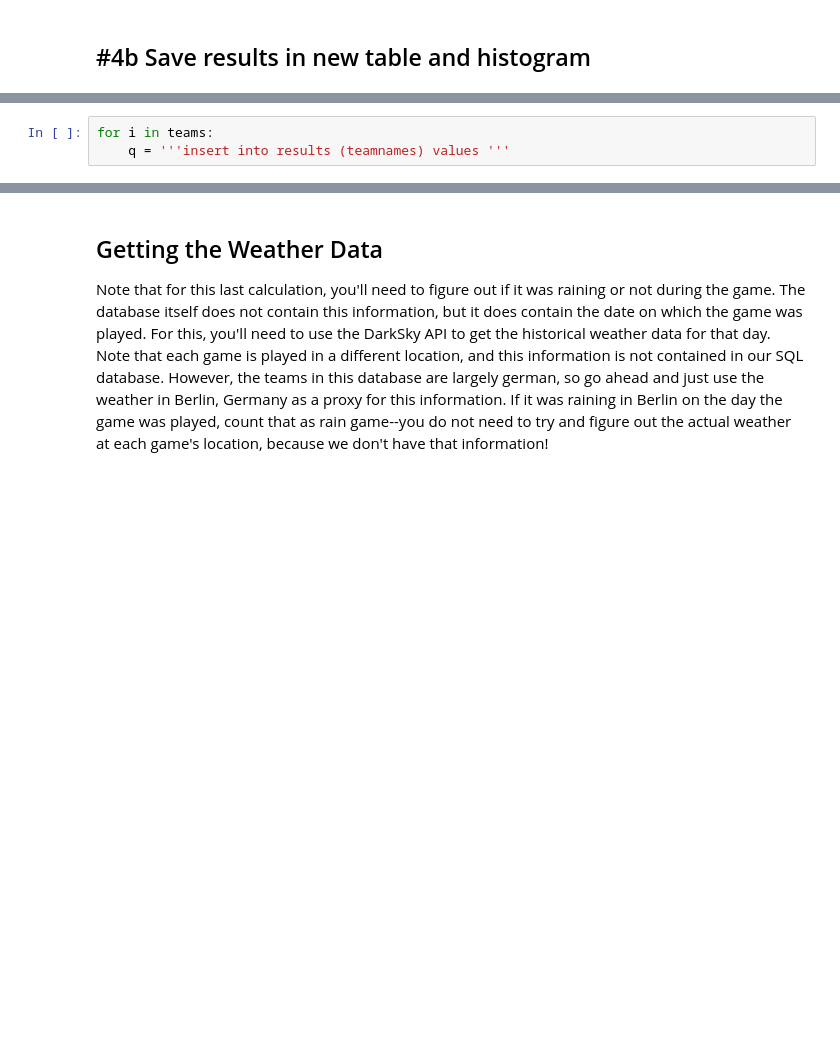
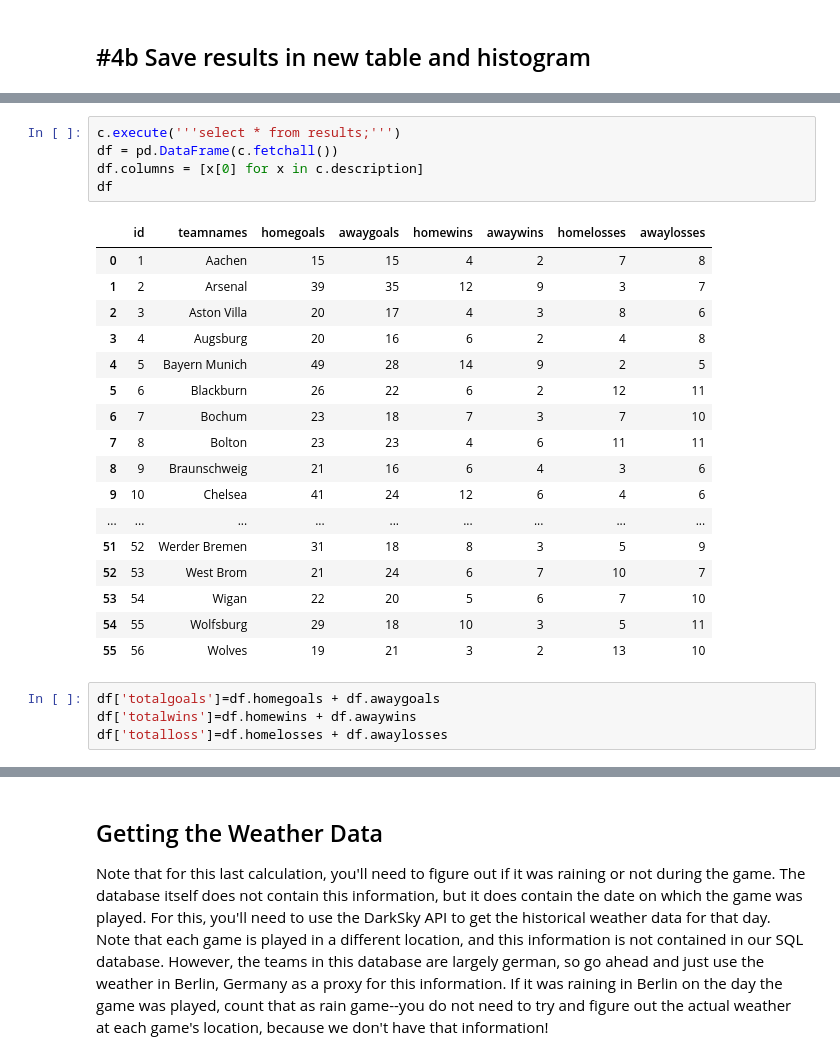
Before and after one commit to phoebetwong/flatiron_mod2proj, a Jupyter notebook: mod2lab_PW.ipynb, the cells around one changed output, grey strips where cells are left out. Drawn from its saved outputs; the diff is of its cells as text; blank space fills up the shorter version.

```diff
--- a/mod2lab_PW.ipynb
+++ b/mod2lab_PW.ipynb
@@ -543,3 +651,27 @@ c.description
-# %%
-for i in teams:
-    q = '''insert into results (teamnames) values '''
+# %%
+c.execute('''select * from results;''')
+df = pd.DataFrame(c.fetchall())
+df.columns = [x[0] for x in c.description]
+df
+# %% [output]
+|  | id | teamnames | homegoals | awaygoals | homewins | awaywins | homelosses | awaylosses |
+| 0 | 1 | Aachen | 15 | 15 | 4 | 2 | 7 | 8 |
+| 1 | 2 | Arsenal | 39 | 35 | 12 | 9 | 3 | 7 |
+| 2 | 3 | Aston Villa | 20 | 17 | 4 | 3 | 8 | 6 |
+| 3 | 4 | Augsburg | 20 | 16 | 6 | 2 | 4 | 8 |
+| 4 | 5 | Bayern Munich | 49 | 28 | 14 | 9 | 2 | 5 |
+| 5 | 6 | Blackburn | 26 | 22 | 6 | 2 | 12 | 11 |
+| 6 | 7 | Bochum | 23 | 18 | 7 | 3 | 7 | 10 |
+| 7 | 8 | Bolton | 23 | 23 | 4 | 6 | 11 | 11 |
+| 8 | 9 | Braunschweig | 21 | 16 | 6 | 4 | 3 | 6 |
+| 9 | 10 | Chelsea | 41 | 24 | 12 | 6 | 4 | 6 |
+| ... | ... | ... | ... | ... | ... | ... | ... | ... |
+| 51 | 52 | Werder Bremen | 31 | 18 | 8 | 3 | 5 | 9 |
+| 52 | 53 | West Brom | 21 | 24 | 6 | 7 | 10 | 7 |
+| 53 | 54 | Wigan | 22 | 20 | 5 | 6 | 7 | 10 |
+| 54 | 55 | Wolfsburg | 29 | 18 | 10 | 3 | 5 | 11 |
+| 55 | 56 | Wolves | 19 | 21 | 3 | 2 | 13 | 10 |
+# %%
+df['totalgoals']=df.homegoals + df.awaygoals
+df['totalwins']=df.homewins + df.awaywins
+df['totalloss']=df.homelosses + df.awaylosses
```
Also changed, not shown: parts of 14 cells of this notebook, 2 other files.
